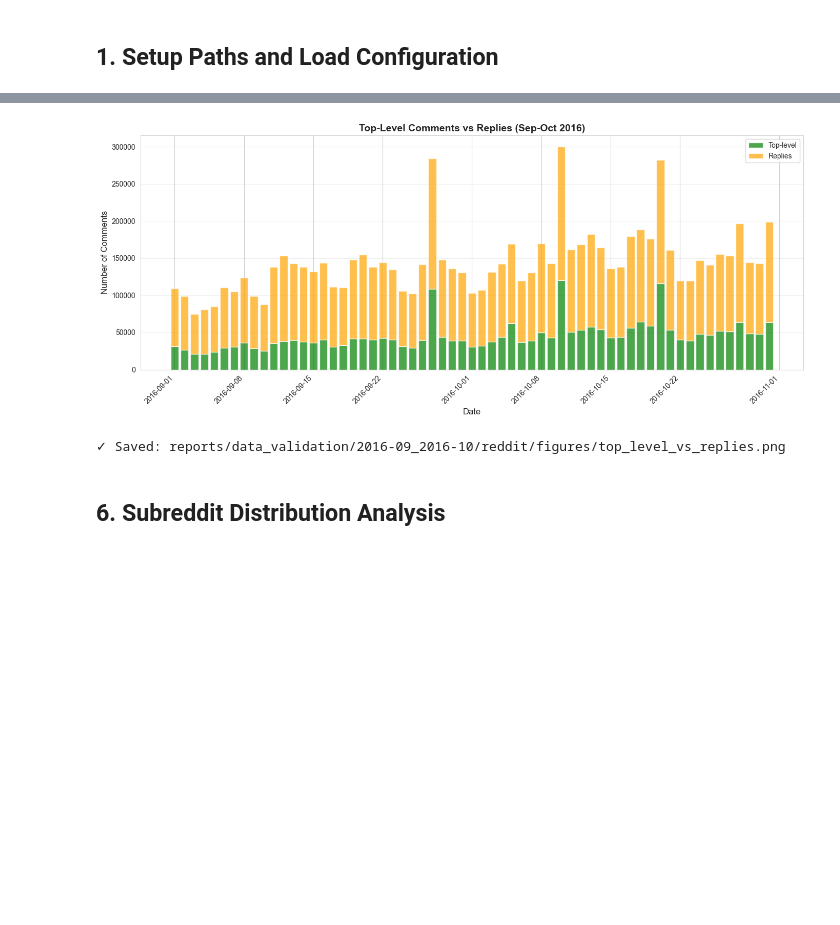
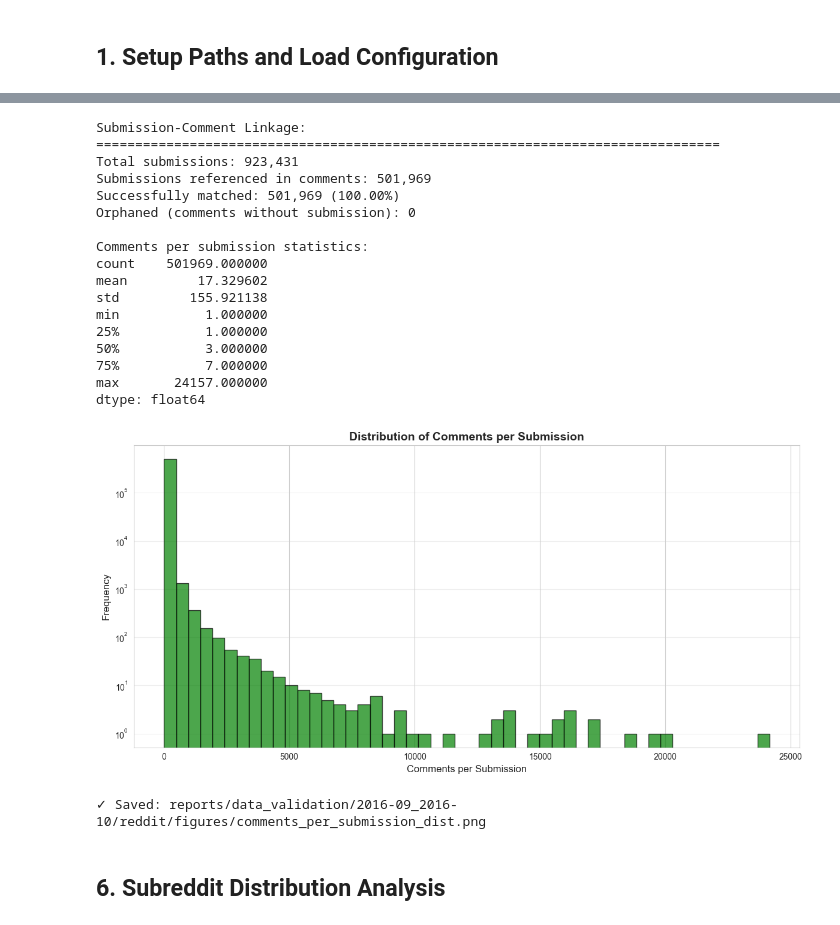
Before and after one commit to MaxiStahl1992/Data_Experiment, a Jupyter notebook: notebooks/reddit/13_reddit_dataset_qc_report.ipynb, the cells around one changed output, grey strips where cells are left out. Drawn from its saved outputs; the diff is of its cells as text; code cells hidden in the pictures; blank space fills up the shorter version.

```diff
--- a/notebooks/reddit/13_reddit_dataset_qc_report.ipynb
+++ b/notebooks/reddit/13_reddit_dataset_qc_report.ipynb
@@ -26,13 +27,9 @@ Workspace: /Users/stahlma/Desktop/01_Studium/11_Thesis/Data_Experiment
 # %% [markdown]
 ## 1. Setup Paths and Load Configuration
 # %%
-configs = load_all_configs(workspace_root / 'configs')
-reddit_cfg = configs['reddit']
-global_cfg = configs['global']
-
 # Data directories
-silver_dir = workspace_root / 'data/01_silver/reddit'
-gold_dir = workspace_root / 'data/02_gold/reddit'
+gold_submissions_dir = workspace_root / 'data/01_corpus/02_gold/reddit/submissions'
+gold_comments_dir = workspace_root / 'data/01_corpus/02_gold/reddit/comments'
 
 # Report output directory
 report_dir = workspace_root / 'reports/data_validation/2016-09_2016-10/reddit'
@@ -44,7 +41,7 @@ report_dir.mkdir(parents=True, exist_ok=True)
 figures_dir.mkdir(exist_ok=True)
 tables_dir.mkdir(exist_ok=True)
 
-print(f"Silver layer: {silver_dir.relative_to(workspace_root)}")
-print(f"Gold layer: {gold_dir.relative_to(workspace_root)}")
+print(f"Gold submissions: {gold_submissions_dir.relative_to(workspace_root)}")
+print(f"Gold comments: {gold_comments_dir.relative_to(workspace_root)}")
 print(f"Report output: {report_dir.relative_to(workspace_root)}")
 # %% [output]
@@ -166,25 +195,57 @@ print(f"✓ Saved: {(figures_dir / 'comments_per_day.png').relative_to(workspace
 # %%
-fig, ax = plt.subplots(figsize=(14, 6))
+# Check linkage
+submission_ids_from_subs = set(df_submissions['submission_id'])
+submission_ids_from_coms = set(df_comments['submission_id'])
 
-ax.bar(df_daily['date'], df_daily['top_level_comments'], label='Top-level', color='green', alpha=0.7)
-ax.bar(df_daily['date'], df_daily['replies'], bottom=df_daily['top_level_comments'],
-       label='Replies', color='orange', alpha=0.7)
+matched = len(submission_ids_from_coms & submission_ids_from_subs)
+orphaned = len(submission_ids_from_coms - submission_ids_from_subs)
 
-ax.set_xlabel('Date', fontsize=12)
-ax.set_ylabel('Number of Comments', fontsize=12)
-ax.set_title('Top-Level Comments vs Replies (Sep-Oct 2016)', fontsize=14, fontweight='bold')
-ax.legend()
+print("Submission-Comment Linkage:")
+print("=" * 80)
+print(f"Total submissions: {len(df_submissions):,}")
+print(f"Submissions referenced in comments: {len(submission_ids_from_coms):,}")
+print(f"Successfully matched: {matched:,} ({100*matched/len(submission_ids_from_coms):.2f}%)")
+print(f"Orphaned (comments without submission): {orphaned:,}")
+
+# Comments per submission distribution
+comments_per_sub = df_comments.groupby('submission_id').size()
+print(f"\nComments per submission statistics:")
+print(comments_per_sub.describe())
+
+# Plot distribution
+fig, ax = plt.subplots(figsize=(12, 6))
+ax.hist(comments_per_sub, bins=50, color='green', alpha=0.7, edgecolor='black')
+ax.set_xlabel('Comments per Submission', fontsize=12)
+ax.set_ylabel('Frequency', fontsize=12)
+ax.set_title('Distribution of Comments per Submission', fontsize=14, fontweight='bold')
+ax.set_yscale('log')
 ax.grid(axis='y', alpha=0.3)
 
-plt.xticks(rotation=45, ha='right')
 plt.tight_layout()
-plt.savefig(figures_dir / 'top_level_vs_replies.png', dpi=300, bbox_inches='tight')
+plt.savefig(figures_dir / 'comments_per_submission_dist.png', dpi=300, bbox_inches='tight')
 plt.show()
 
-print(f"✓ Saved: {(figures_dir / 'top_level_vs_replies.png').relative_to(workspace_root)}")
+print(f"\n✓ Saved: {(figures_dir / 'comments_per_submission_dist.png').relative_to(workspace_root)}")
 # %% [output]
+Submission-Comment Linkage:
+================================================================================
+Total submissions: 923,431
+Submissions referenced in comments: 501,969
+Successfully matched: 501,969 (100.00%)
+Orphaned (comments without submission): 0
+
+Comments per submission statistics:
+count    501969.000000
+mean         17.329602
+std         155.921138
+min           1.000000
+25%           1.000000
+50%           3.000000
+75%           7.000000
+max       24157.000000
+dtype: float64
-[figure, old version]
+[figure, new version]
-✓ Saved: reports/data_validation/2016-09_2016-10/reddit/figures/top_level_vs_replies.png
+✓ Saved: reports/data_validation/2016-09_2016-10/reddit/figures/comments_per_submission_dist.png
 # %% [markdown]
 ## 6. Subreddit Distribution Analysis
 # %%
```
Also changed, not shown: parts of 22 cells of this notebook, 12 other files.
